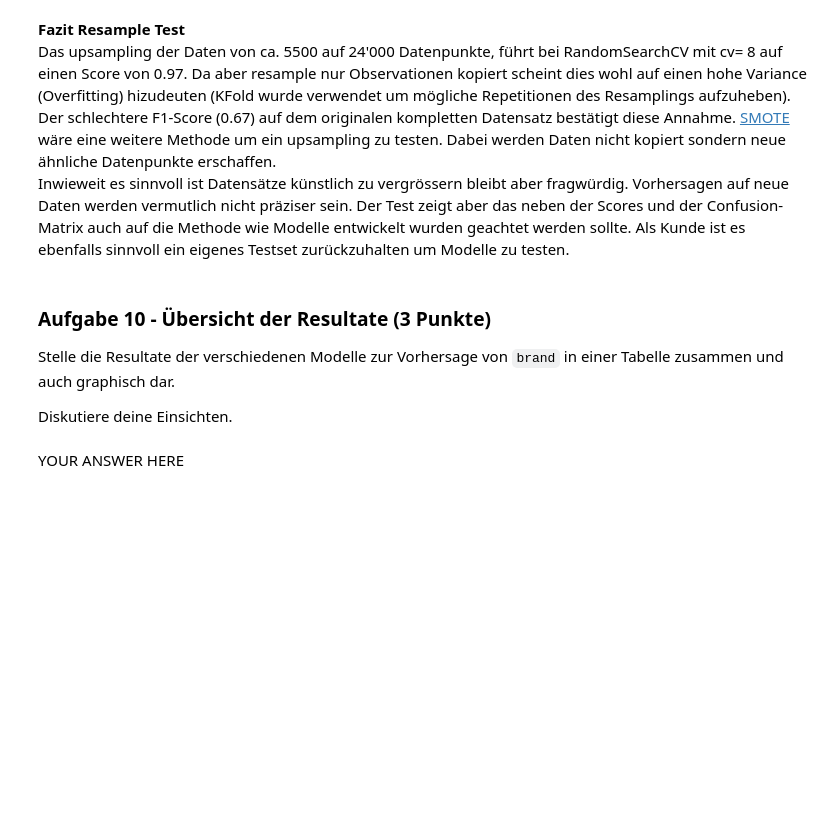
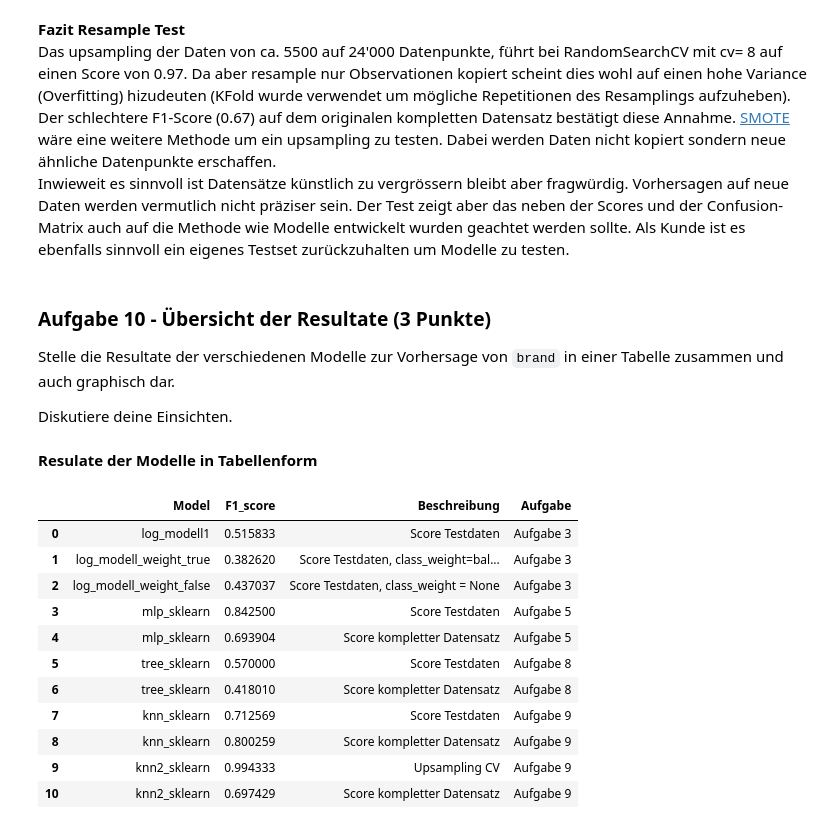
Before and after one commit to rootpi2203/ds_gml, a Jupyter notebook: gml_minichallenge_2/gml_minichallenge_2.ipynb, the cells around one changed output. Cells and saved outputs as stored; diff of their text form; code cells hidden in the pictures; blank space fills up the shorter version.

Commit message:
Aufgabe 10

```diff
--- a/gml_minichallenge_2/gml_minichallenge_2.ipynb
+++ b/gml_minichallenge_2/gml_minichallenge_2.ipynb
@@ -898,7 +898,7 @@ def calc_class_scores(y, y_pred, average='micro', print_info=True):
     return acc, prec, recall, f1
 # %%
 print('Testdaten Scores')
-acc_log_model, prec_log_model, recall_log_model, f1_log_model= calc_class_scores(y_test, y_test_pred)
+acc_log_model, prec_log_model, recall_log_model, F1_log_modell= calc_class_scores(y_test, y_test_pred)
 # %% [output]
 Testdaten Scores
 Accuracy: 0.516
@@ -2632,0 +2633,10 @@ mean cv test score:  0.9312
+# %%
+# Modell anwenden
+y_all_pred = knn2_sklearn.best_estimator_.predict(X_knn_test)
+
+# Score Model sklearn
+print('Sklearn Model Score: ', knn2_sklearn.best_estimator_.score(X_knn_test, y_knn_test).round(4))
+
+# F1 Score Testdaten
+print('Kompleter Datensatz Scores:')
+knn3_sklearn_acc, knn3_sklearn_acc, knn3_sklearn_pre, knn3_sklearn_f1 = calc_class_scores(y_knn_test, y_all_pred, print_info=True)
@@ -2649,7 +2666,7 @@ print('Sklearn Model Score: ', knn2_sklearn.best_estimator_.score(X_all_knn, y_a
 
 # F1 Score Testdaten
 print('Kompleter Datensatz Scores:')
-knn3_sklearn_acc, knn3_sklearn_acc, knn3_sklearn_pre, knn3_sklearn_f1 = calc_class_scores(y_all_knn, y_all_pred, print_info=True)
+knn4_sklearn_acc, knn4_sklearn_acc, knn4_sklearn_pre, knn4_sklearn_f1 = calc_class_scores(y_all_knn, y_all_pred, print_info=True)
 # %% [output]
 Sklearn Model Score:  0.6974
 Kompleter Datensatz Scores:
@@ -2681,2 +2695,46 @@ raise NotImplementedError()
-# %% [markdown]
-YOUR ANSWER HERE
+# %%
+# YOUR CODE HERE
+info = ['Score Trainingsdaten', 'Score Testdaten', 'Score kompletter Datensatz',
+       'Score Testdaten, class_weight=balanced ', 'Score Testdaten, class_weight = None',
+       'Upsampling CV']
+aufgabe = ['Aufgabe 3', 'Aufgabe 5', 'Aufgabe 8', 'Aufgabe 9']
+
+res_dict = {'Model':['log_modell1', 'log_modell_weight_true', 'log_modell_weight_false',
+                     'mlp_sklearn', 'mlp_sklearn',
+                     'tree_sklearn','tree_sklearn',
+                     'knn_sklearn','knn_sklearn', 'knn2_sklearn', 'knn2_sklearn'
+                    ],
+           'F1_score':[F1_log_modell, F1_log_modell2, F1_log_modell3,
+                       mlp1_sklearn_f1, mlp2_sklearn_f1,
+                       tree2_sklearn_f1, tree3_sklearn_f1,
+                       knn1_sklearn_f1, knn2_sklearn_f1, knn3_sklearn_f1, knn4_sklearn_f1
+           ],
+           'Beschreibung':[info[1], info[3], info[4],
+                           info[1], info[2],
+                           info[1], info[2],
+                           info[1], info[2], info[5], info[2]
+           ],
+            'Aufgabe': [aufgabe[0], aufgabe[0], aufgabe[0],
+                       aufgabe[1], aufgabe[1],
+                       aufgabe[2], aufgabe[2],
+                       aufgabe[3], aufgabe[3], aufgabe[3], aufgabe[3]]
+           }
+# %% [markdown]
+**Resulate der Modelle in Tabellenform**
+# %%
+# Tabellarische Übersicht nach Aufgaben
+result_models = pd.DataFrame(res_dict)
+result_models
+# %% [output]
+|  | Model | F1_score | Beschreibung | Aufgabe |
+| 0 | log_modell1 | 0.515833 | Score Testdaten | Aufgabe 3 |
+| 1 | log_modell_weight_true | 0.382620 | Score Testdaten, class_weight=bal... | Aufgabe 3 |
+| 2 | log_modell_weight_false | 0.437037 | Score Testdaten, class_weight = None | Aufgabe 3 |
+| 3 | mlp_sklearn | 0.842500 | Score Testdaten | Aufgabe 5 |
+| 4 | mlp_sklearn | 0.693904 | Score kompletter Datensatz | Aufgabe 5 |
+| 5 | tree_sklearn | 0.570000 | Score Testdaten | Aufgabe 8 |
+| 6 | tree_sklearn | 0.418010 | Score kompletter Datensatz | Aufgabe 8 |
+| 7 | knn_sklearn | 0.712569 | Score Testdaten | Aufgabe 9 |
+| 8 | knn_sklearn | 0.800259 | Score kompletter Datensatz | Aufgabe 9 |
+| 9 | knn2_sklearn | 0.994333 | Upsampling CV | Aufgabe 9 |
+| 10 | knn2_sklearn | 0.697429 | Score kompletter Datensatz | Aufgabe 9 |
```
Also changed, not shown: parts of 5 cells of this notebook.
